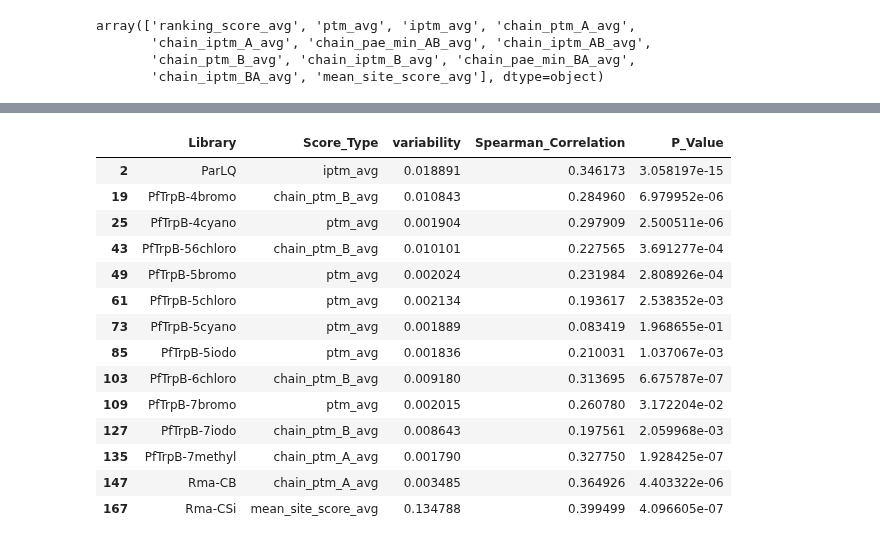
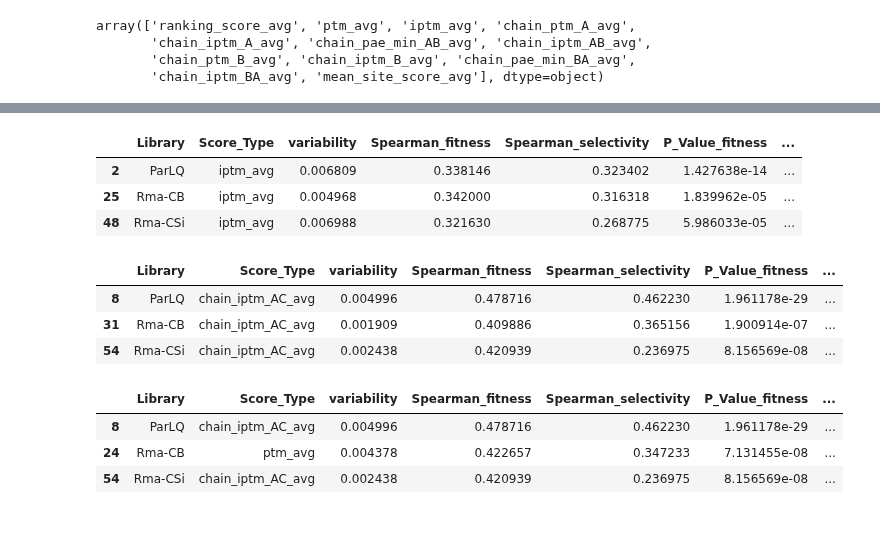
Before and after one commit to fhalab/substrate_aware_zs, a Jupyter notebook: sandbox/get_af3_score.ipynb, the cells around one changed output, grey strips where cells are left out. Cells and saved outputs as stored; diff of their text form; code cells hidden in the pictures.

```diff
--- a/sandbox/get_af3_score.ipynb
+++ b/sandbox/get_af3_score.ipynb
@@ -66,7 +16,12 @@ from REVIVAL.util import get_file_name
 results = []
 
 # Loop through the CSV files and calculate Spearman correlation
-for lib in sorted(glob("/disk2/fli/REVIVAL2/data/meta/not_scaled/*.csv")):
+# for lib in sorted(glob("/disk2/fli/REVIVAL2/data/meta/not_scaled/*.csv")):
+for lib in [
+    "/disk2/fli/REVIVAL2/data/meta/not_scaled/ParLQ.csv",
+    "/disk2/fli/REVIVAL2/data/meta/not_scaled/Rma-CB.csv",
+    "/disk2/fli/REVIVAL2/data/meta/not_scaled/Rma-CSi.csv"
+    ]:
     lib_name = get_file_name(lib)
     lib_df = pd.read_csv(lib)
     af3_df = pd.read_csv(f'/disk2/fli/REVIVAL2/zs/af3/score_joint/{lib_name}.csv')
@@ -78,14 +33,19 @@ for lib in sorted(glob("/disk2/fli/REVIVAL2/data/meta/not_scaled/*.csv")):
     std_c = [c for c in af3_df.columns if "std" in c and "disordered" not in c and "chain_pae_min_AA" not in c and "chain_pae_min_BB" not in c]
     agg_c = [c for c in af3_df.columns if "agg" in c and "disordered" not in c and "chain_pae_min_AA" not in c and "chain_pae_min_BB" not in c]
 
+    merge_cols = ["var", "fitness"]
+
+    if "selectivity" in lib_df.columns:
+        merge_cols.append("selectivity")
     # Merge dataframes on the 'var' column
-    merged_df = pd.merge(af3_df[["var"] + avg_c + std_c], lib_df[["var", "fitness"]], on="var", how="outer")
+    merged_df = pd.merge(af3_df[["var"] + avg_c + std_c], lib_df[merge_cols], on="var", how="outer")
 
     # Calculate Spearman correlation for each column in avg_c
     for c in avg_c:
         lib_df_valid = merged_df.copy()
-        valid_rows = lib_df_valid[["fitness", c]].dropna()
+        valid_rows = lib_df_valid[["fitness", "selectivity", c]].dropna()
         correlation, p_value = spearmanr(valid_rows["fitness"].values, valid_rows[c].values)
+        correlation_select, p_value_select = spearmanr(valid_rows["selectivity"].values, valid_rows[c].values)
         # correlation, p_value = spearmanr(merged_df["fitness"].values, merged_df[c].values)
         if "agg" not in c:
             std_col = merged_df[c.replace("avg", "std")].values
@@ -93,8 +53,12 @@ for lib in sorted(glob("/disk2/fli/REVIVAL2/data/meta/not_scaled/*.csv")):
                 "Library": lib_name,
                 "Score_Type": c,
                 "variability": std_col.mean(),
-                "Spearman_Correlation": correlation,
-                "P_Value": p_value
+                "Spearman_fitness": correlation,
+                "Spearman_selectivity": correlation_select,
+                "P_Value_fitness": p_value,
+                "P_Value_selectivity": p_value_select
+
+
             })
         else:
             results.append({
@@ -133,18 +211,21 @@ array(['ranking_score_avg', 'ptm_avg', 'iptm_avg', 'chain_ptm_A_avg',
+# %%
+results_df[results_df["Score_Type"]=="iptm_avg"]
+# %% [output]
+|  | Library | Score_Type | variability | Spearman_fitness | Spearman_selectivity | P_Value_fitness | ... |
+| 2 | ParLQ | iptm_avg | 0.006809 | 0.338146 | 0.323402 | 1.427638e-14 | ... |
+| 25 | Rma-CB | iptm_avg | 0.004968 | 0.342000 | 0.316318 | 1.839962e-05 | ... |
+| 48 | Rma-CSi | iptm_avg | 0.006988 | 0.321630 | 0.268775 | 5.986033e-05 | ... |
+# %%
+results_df[results_df["Score_Type"]=="chain_iptm_AC_avg"]
+# %% [output]
+|  | Library | Score_Type | variability | Spearman_fitness | Spearman_selectivity | P_Value_fitness | ... |
+| 8 | ParLQ | chain_iptm_AC_avg | 0.004996 | 0.478716 | 0.462230 | 1.961178e-29 | ... |
+| 31 | Rma-CB | chain_iptm_AC_avg | 0.001909 | 0.409886 | 0.365156 | 1.900914e-07 | ... |
+| 54 | Rma-CSi | chain_iptm_AC_avg | 0.002438 | 0.420939 | 0.236975 | 8.156569e-08 | ... |
 # %%
-results_df.loc[results_df.groupby("Library")["Spearman_Correlation"].idxmax()]
+results_df.loc[results_df.groupby("Library")["Spearman_fitness"].idxmax()]
 # %% [output]
-|  | Library | Score_Type | variability | Spearman_Correlation | P_Value |
-| 2 | ParLQ | iptm_avg | 0.018891 | 0.346173 | 3.058197e-15 |
-| 19 | PfTrpB-4bromo | chain_ptm_B_avg | 0.010843 | 0.284960 | 6.979952e-06 |
-| 25 | PfTrpB-4cyano | ptm_avg | 0.001904 | 0.297909 | 2.500511e-06 |
-| 43 | PfTrpB-56chloro | chain_ptm_B_avg | 0.010101 | 0.227565 | 3.691277e-04 |
-| 49 | PfTrpB-5bromo | ptm_avg | 0.002024 | 0.231984 | 2.808926e-04 |
-| 61 | PfTrpB-5chloro | ptm_avg | 0.002134 | 0.193617 | 2.538352e-03 |
-| 73 | PfTrpB-5cyano | ptm_avg | 0.001889 | 0.083419 | 1.968655e-01 |
-| 85 | PfTrpB-5iodo | ptm_avg | 0.001836 | 0.210031 | 1.037067e-03 |
-| 103 | PfTrpB-6chloro | chain_ptm_B_avg | 0.009180 | 0.313695 | 6.675787e-07 |
-| 109 | PfTrpB-7bromo | ptm_avg | 0.002015 | 0.260780 | 3.172204e-02 |
-| 127 | PfTrpB-7iodo | chain_ptm_B_avg | 0.008643 | 0.197561 | 2.059968e-03 |
-| 135 | PfTrpB-7methyl | chain_ptm_A_avg | 0.001790 | 0.327750 | 1.928425e-07 |
-| 147 | Rma-CB | chain_ptm_A_avg | 0.003485 | 0.364926 | 4.403322e-06 |
-| 167 | Rma-CSi | mean_site_score_avg | 0.134788 | 0.399499 | 4.096605e-07 |
+|  | Library | Score_Type | variability | Spearman_fitness | Spearman_selectivity | P_Value_fitness | ... |
+| 8 | ParLQ | chain_iptm_AC_avg | 0.004996 | 0.478716 | 0.462230 | 1.961178e-29 | ... |
+| 24 | Rma-CB | ptm_avg | 0.004378 | 0.422657 | 0.347233 | 7.131455e-08 | ... |
+| 54 | Rma-CSi | chain_iptm_AC_avg | 0.002438 | 0.420939 | 0.236975 | 8.156569e-08 | ... |
```
Also changed, not shown: parts of 19 cells of this notebook, 12 other files.
